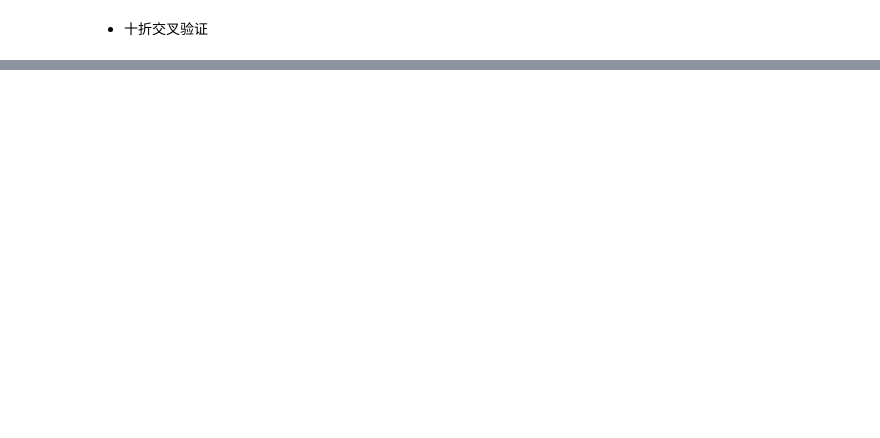
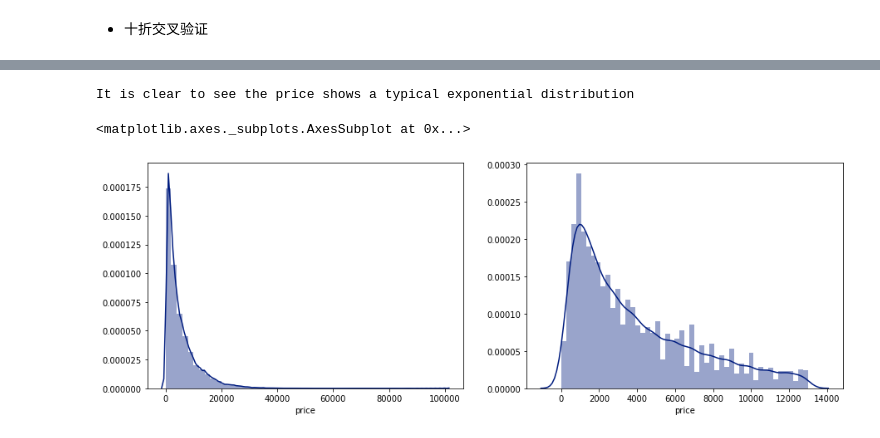
Before and after one commit to Mildredfei/Datawhale-datamining, a Jupyter notebook: model_building.ipynb, the cells around one changed output, grey strips where cells are left out. Cells and saved outputs as stored; diff of their text form; code cells hidden in the pictures; blank space fills up the shorter version.

```diff
--- a/model_building.ipynb
+++ b/model_building.ipynb
@@ -47,5 +92,5 @@ sample_feature = reduce_mem_usage(pd.read_csv('data_for_tree.csv'))
 # %%
-continuous_feature_names = [x for x in sample_feature.columns if x not in ['price','brand','model','brand']]
+continuous_feature_names = [x for x in sample_feature.columns if x not in ['price','brand','model']]
 # %% [markdown]
 * 十折交叉验证
 # %%
@@ -57,0 +123,6 @@ train_y = train['price']
+# %%
+model = LinearRegression(normalize=True)
+model = model.fit(train_X, train_y)
+'intercept:'+ str(model.intercept_)
+
+sorted(dict(zip(continuous_feature_names, model.coef_)).items(), key=lambda x:x[1], reverse=True)
@@ -57,0 +147,2 @@ train_y = train['price']
+# %%
+subsample_index = np.random.randint(low=0, high=len(train_y), size=50)
@@ -57,0 +153,13 @@ train_y = train['price']
+# %%
+fig = plt.figure(figsize=(20, 40))
+plt.subplots_adjust(left=0.15)
+for i, c in enumerate(continuous_feature_names):
+    ax = fig.add_subplot(10, 6, i + 1)
+    plt.style.use('seaborn-dark-palette')
+    plt.scatter(train_X[c][subsample_index], train_y[subsample_index], color='black')
+    plt.scatter(train_X[c][subsample_index], model.predict(train_X.loc[subsample_index]), color='blue')
+    plt.xlabel(c)
+    plt.ylabel('price')
+    plt.legend(['True Price','Predicted Price'],loc='upper right')
+
+plt.show()
@@ -57,0 +168,12 @@ train_y = train['price']
+# %%
+import seaborn as sns
+print('It is clear to see the price shows a typical exponential distribution')
+plt.figure(figsize=(15,5))
+plt.subplot(1,2,1)
+sns.distplot(train_y)
+plt.subplot(1,2,2)
+sns.distplot(train_y[train_y < np.quantile(train_y, 0.9)])
+# %% [output]
+It is clear to see the price shows a typical exponential distribution
+<matplotlib.axes._subplots.AxesSubplot at 0x...>
+[figure, added]
```
Also changed, not shown: parts of 34 cells of this notebook, 2 other files.
